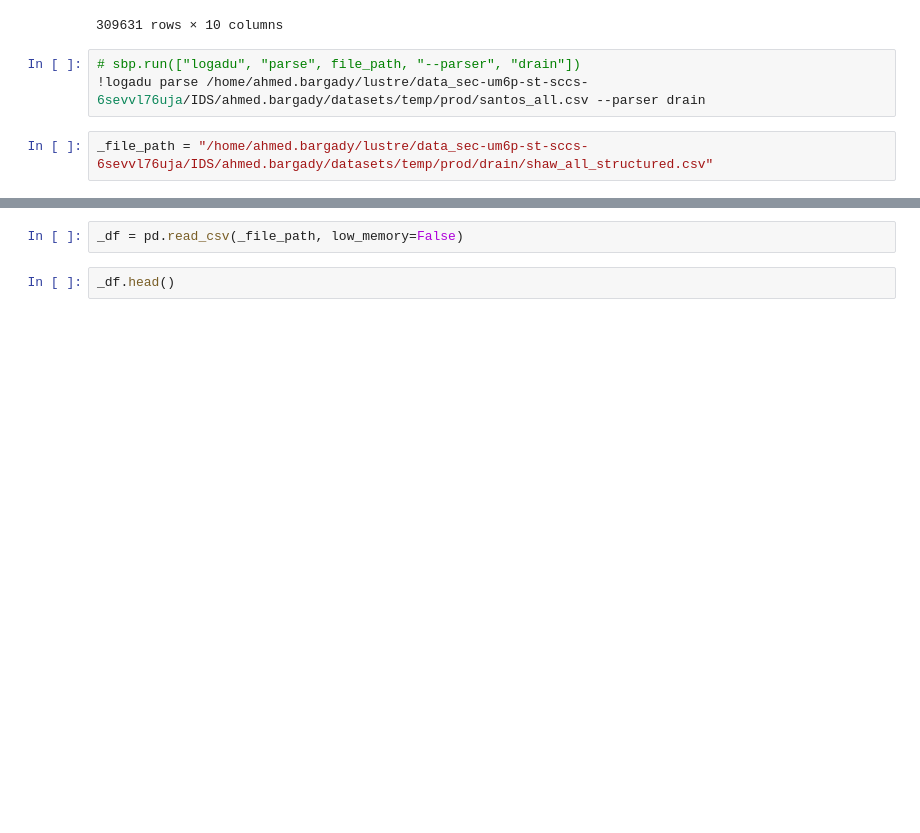
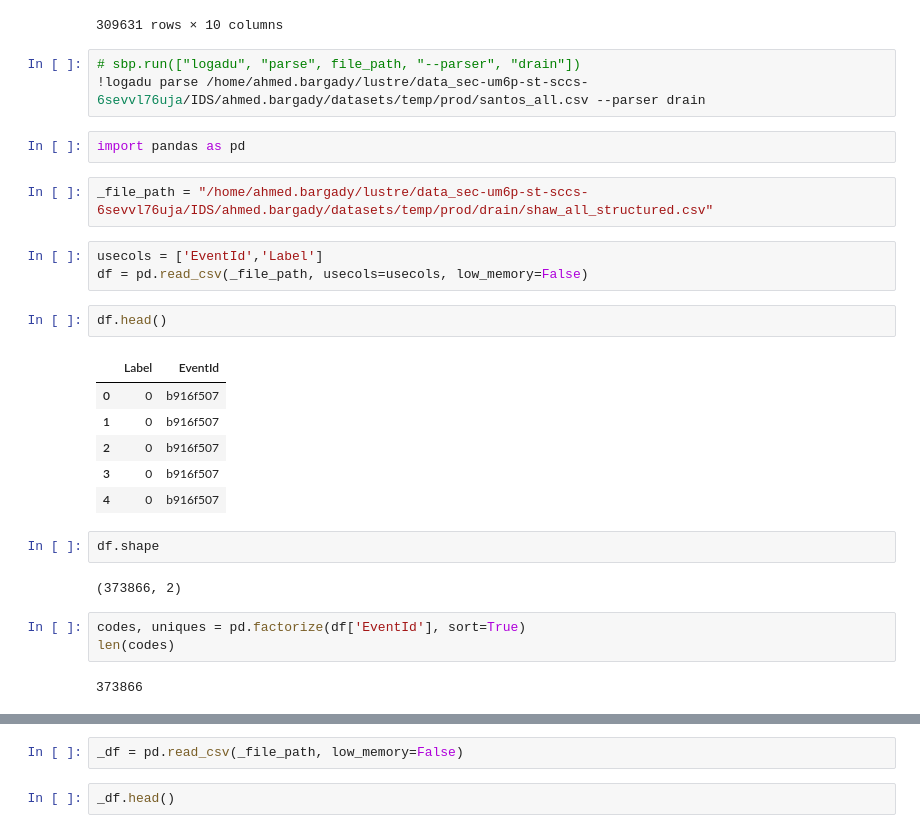
Before and after one commit to AhmedCoolProjects/logadu-py, a Jupyter notebook: logadu/parsers/test.ipynb, the cells around one changed output, grey strips where cells are left out. Cells and saved outputs as stored; diff of their text form; blank space fills up the shorter version.

```diff
--- a/logadu/parsers/test.ipynb
+++ b/logadu/parsers/test.ipynb
@@ -38,5 +38,28 @@ dfc
 # %%
 # sbp.run(["logadu", "parse", file_path, "--parser", "drain"])
 !logadu parse /home/ahmed.bargady/lustre/data_sec-um6p-st-sccs-6sevvl76uja/IDS/ahmed.bargady/datasets/temp/prod/santos_all.csv --parser drain
+# %%
+import pandas as pd
 # %%
 _file_path = "/home/ahmed.bargady/lustre/data_sec-um6p-st-sccs-6sevvl76uja/IDS/ahmed.bargady/datasets/temp/prod/drain/shaw_all_structured.csv"
+# %%
+usecols = ['EventId','Label']
+df = pd.read_csv(_file_path, usecols=usecols, low_memory=False)
+# %%
+df.head()
+# %% [output]
+|  | Label | EventId |
+| 0 | 0 | b916f507 |
+| 1 | 0 | b916f507 |
+| 2 | 0 | b916f507 |
+| 3 | 0 | b916f507 |
+| 4 | 0 | b916f507 |
+# %%
+df.shape
+# %% [output]
+(373866, 2)
+# %%
+codes, uniques = pd.factorize(df['EventId'], sort=True)
+len(codes)
+# %% [output]
+373866
```
Also changed, not shown: parts of 15 cells of this notebook, 50 other files.
